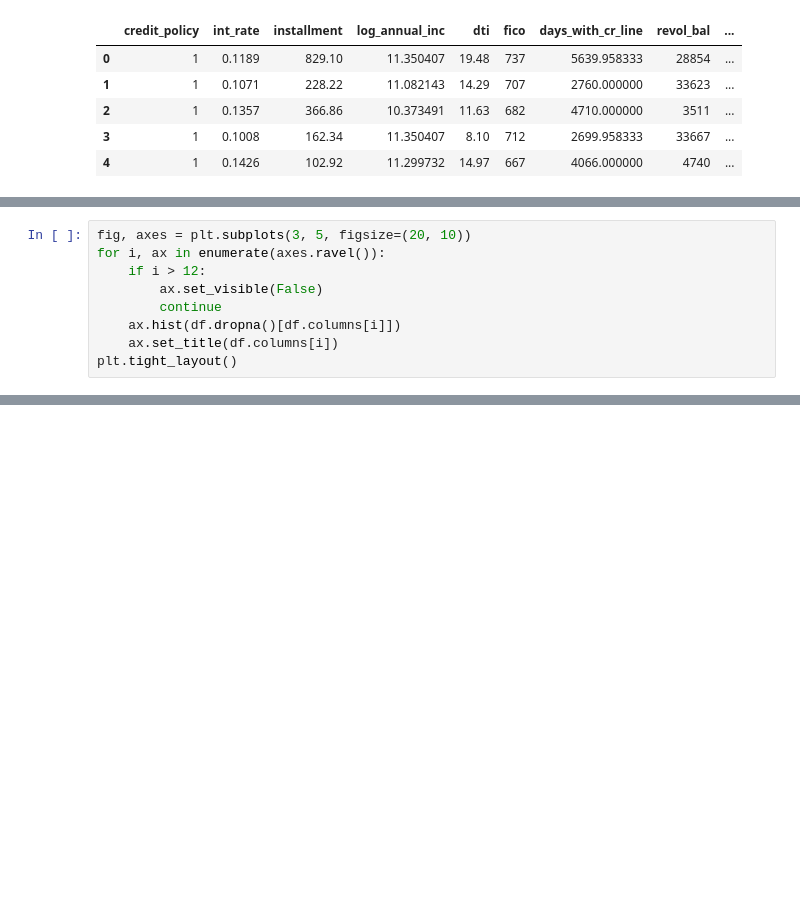
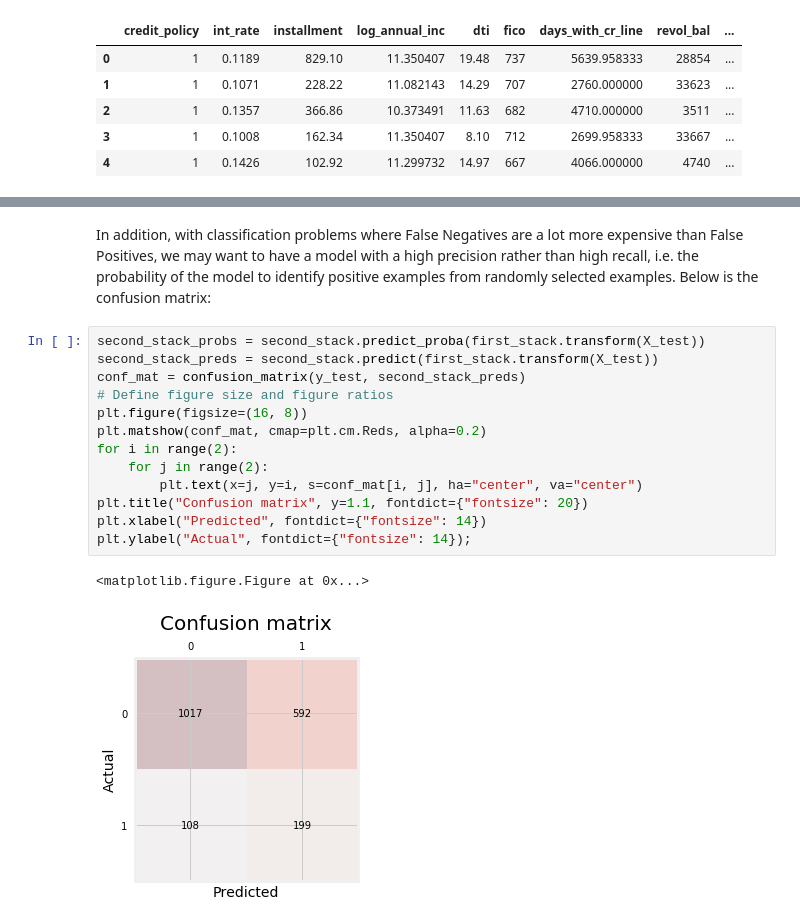
Before and after one commit to ImadDabbura/blog-posts, a Jupyter notebook: notebooks/Predicting-Loan-Repayment.ipynb, the cells around one changed output, grey strips where cells are left out. Saved outputs shown, nothing was run; the diff lists cells and outputs as text; blank space fills up the shorter version.

```diff
--- a/notebooks/Predicting-Loan-Repayment.ipynb
+++ b/notebooks/Predicting-Loan-Repayment.ipynb
@@ -759,9 +274,0 @@ Conclusion</h2><br>
-# %%
-fig, axes = plt.subplots(3, 5, figsize=(20, 10))
-for i, ax in enumerate(axes.ravel()):
-    if i > 12:
-        ax.set_visible(False)
-        continue
-    ax.hist(df.dropna()[df.columns[i]])
-    ax.set_title(df.columns[i])
-plt.tight_layout()
@@ -769,0 +490,18 @@ plt.tight_layout()
+# %% [markdown]
+In addition, with classification problems where False Negatives are a lot more expensive than False Positives, we may want to have a model with a high precision rather than high recall, i.e. the probability of the model to identify positive examples from randomly selected examples. Below is the confusion matrix:
+# %%
+second_stack_probs = second_stack.predict_proba(first_stack.transform(X_test))
+second_stack_preds = second_stack.predict(first_stack.transform(X_test))
+conf_mat = confusion_matrix(y_test, second_stack_preds)
+# Define figure size and figure ratios
+plt.figure(figsize=(16, 8))
+plt.matshow(conf_mat, cmap=plt.cm.Reds, alpha=0.2)
+for i in range(2):
+    for j in range(2):
+        plt.text(x=j, y=i, s=conf_mat[i, j], ha="center", va="center")
+plt.title("Confusion matrix", y=1.1, fontdict={"fontsize": 20})
+plt.xlabel("Predicted", fontdict={"fontsize": 14})
+plt.ylabel("Actual", fontdict={"fontsize": 14});
+# %% [output]
+<matplotlib.figure.Figure at 0x...>
+[figure, added]
```
Also changed, not shown: parts of 45 cells of this notebook.
